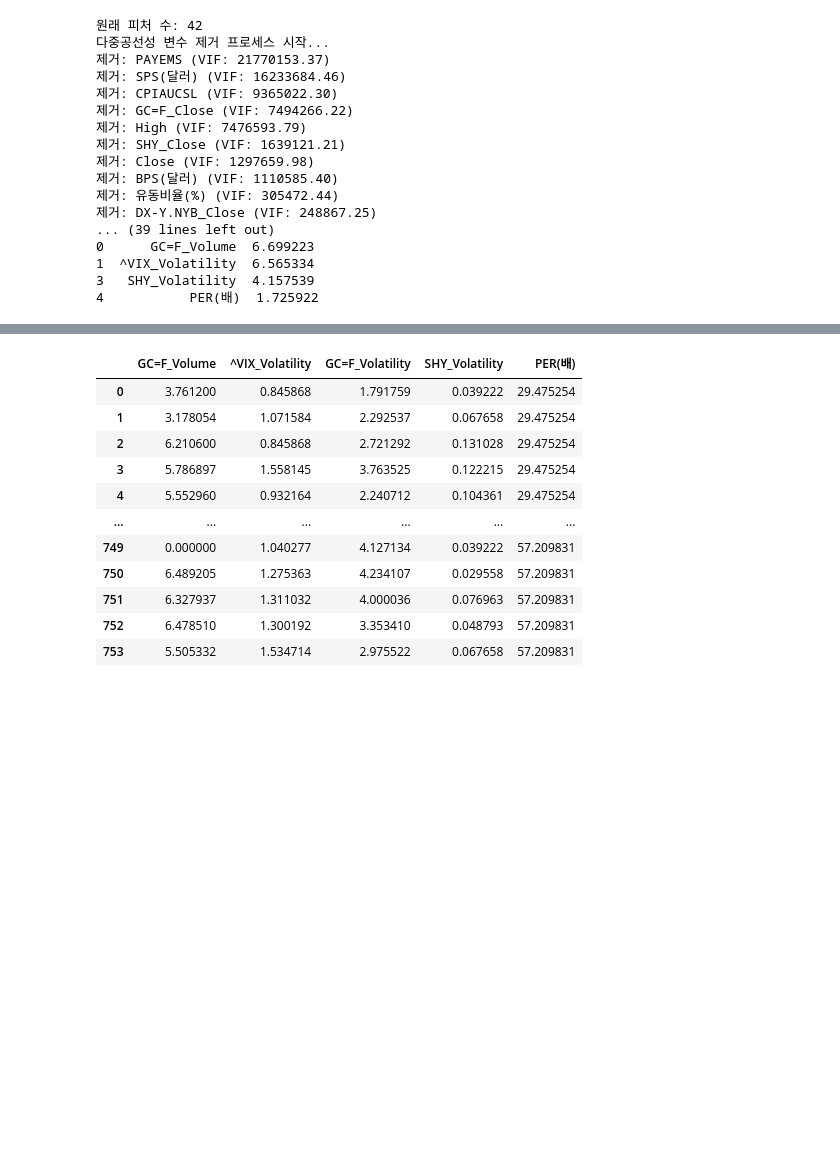
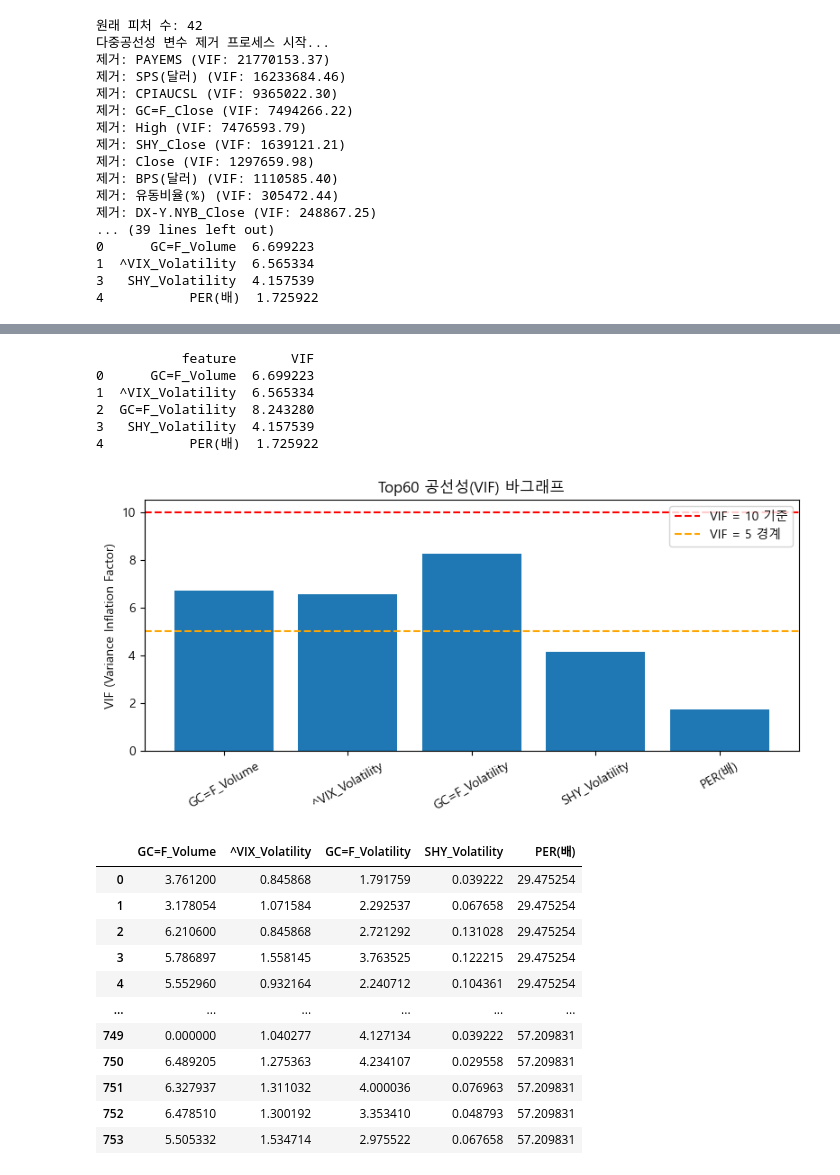
Before and after one commit to sooieong/SP500_Prediction, a Jupyter notebook: 버전1(top60)/preprocessing/log_VIF.ipynb, the cells around one changed output, grey strips where cells are left out. Saved outputs shown, nothing was run; the diff lists cells and outputs as text; code cells hidden in the pictures; blank space fills up the shorter version.

```diff
--- a/버전1(top60)/preprocessing/log_VIF.ipynb
+++ b/버전1(top60)/preprocessing/log_VIF.ipynb
@@ -118,3 +127,73 @@ print(vif_table)
+# %%
+import matplotlib.pyplot as plt
+from matplotlib import font_manager, rc
+
+# 1) 윈도우 한글 폰트 경로 지정 (Malgun Gothic)
+font_path = r"C:\Windows\Fonts\malgun.ttf"
+
+font = font_manager.FontProperties(fname=font_path).get_name()
+rc('font', family=font)
+
+# 2) 마이너스 깨지는 것 방지
+plt.rcParams['axes.unicode_minus'] = False
+# %%
+import pandas as pd
+import numpy as np
+import matplotlib.pyplot as plt
+from statsmodels.stats.outliers_influence import variance_inflation_factor
+
+# -----------------------------------
+# 1. 공선성 검사 대상 컬럼 지정
+# -----------------------------------
+feature_cols = [
+    "GC=F_Volume",
+    "^VIX_Volatility",
+    "GC=F_Volatility",
+    "SHY_Volatility",
+    "PER(배)",
+]
+
+# df: 기존에 사용하던 데이터프레임
+# 숫자형 + 결측 제거(필요시)
+X = X_vif[feature_cols].astype(float).dropna().copy()
+
+# -----------------------------------
+# 2. VIF 계산
+# -----------------------------------
+vif_list = []
+for i in range(X.shape[1]):
+    vif_val = variance_inflation_factor(X.values, i)
+    vif_list.append(vif_val)
+
+df_vif = pd.DataFrame({
+    "feature": feature_cols,
+    "VIF": vif_list
+})
+
+print(df_vif)
+
+# -----------------------------------
+# 3. VIF 바그래프 시각화
+# -----------------------------------
+plt.figure(figsize=(8, 4))
+plt.bar(df_vif["feature"], df_vif["VIF"])
+plt.axhline(10, color="red", linestyle="--", label="VIF = 10 기준")
+plt.axhline(5, color="orange", linestyle="--", label="VIF = 5 경계")
+
+plt.ylabel("VIF (Variance Inflation Factor)")
+plt.title("Top60 공선성(VIF) 바그래프")
+plt.xticks(rotation=30)
+plt.legend()
+plt.tight_layout()
+plt.show()
+# %% [output]
+           feature       VIF
+0      GC=F_Volume  6.699223
+1  ^VIX_Volatility  6.565334
+2  GC=F_Volatility  8.243280
+3   SHY_Volatility  4.157539
+4           PER(배)  1.725922
+[figure, added]
 # %%
 X_vif
 # %% [output]
```
Also changed, not shown: parts of 3 cells of this notebook, 2 other files.
